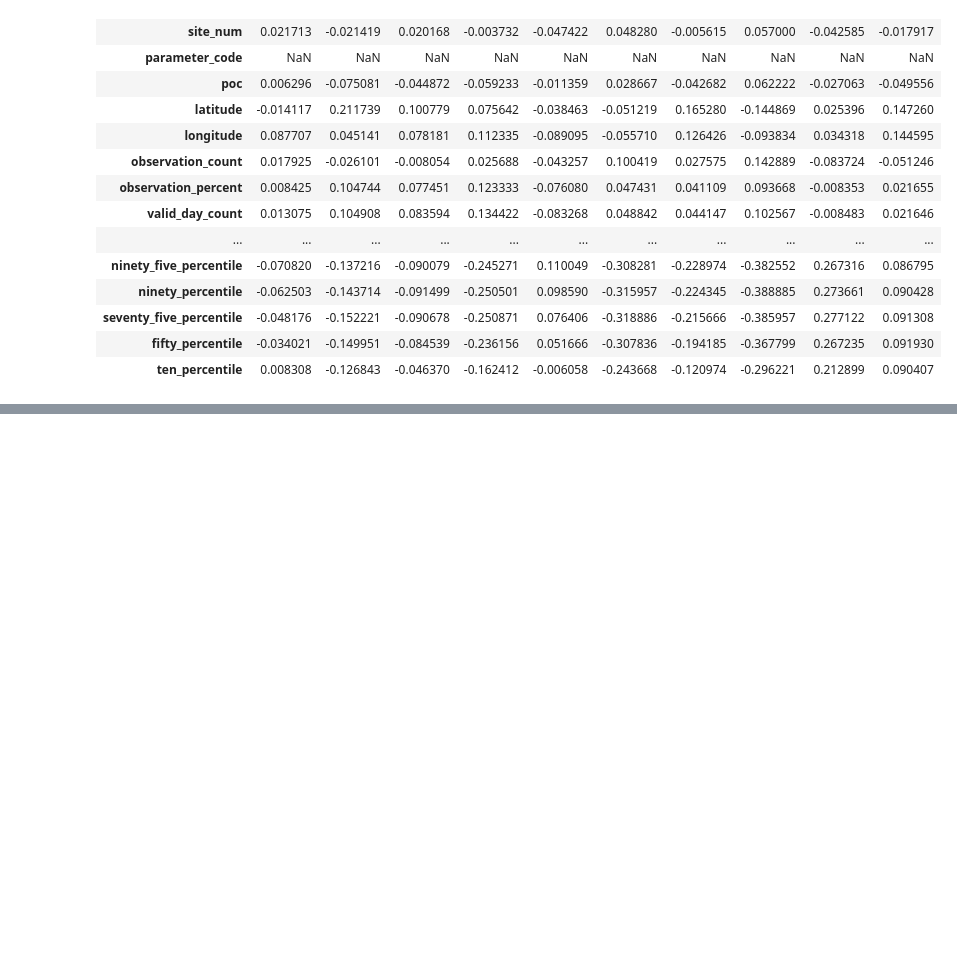
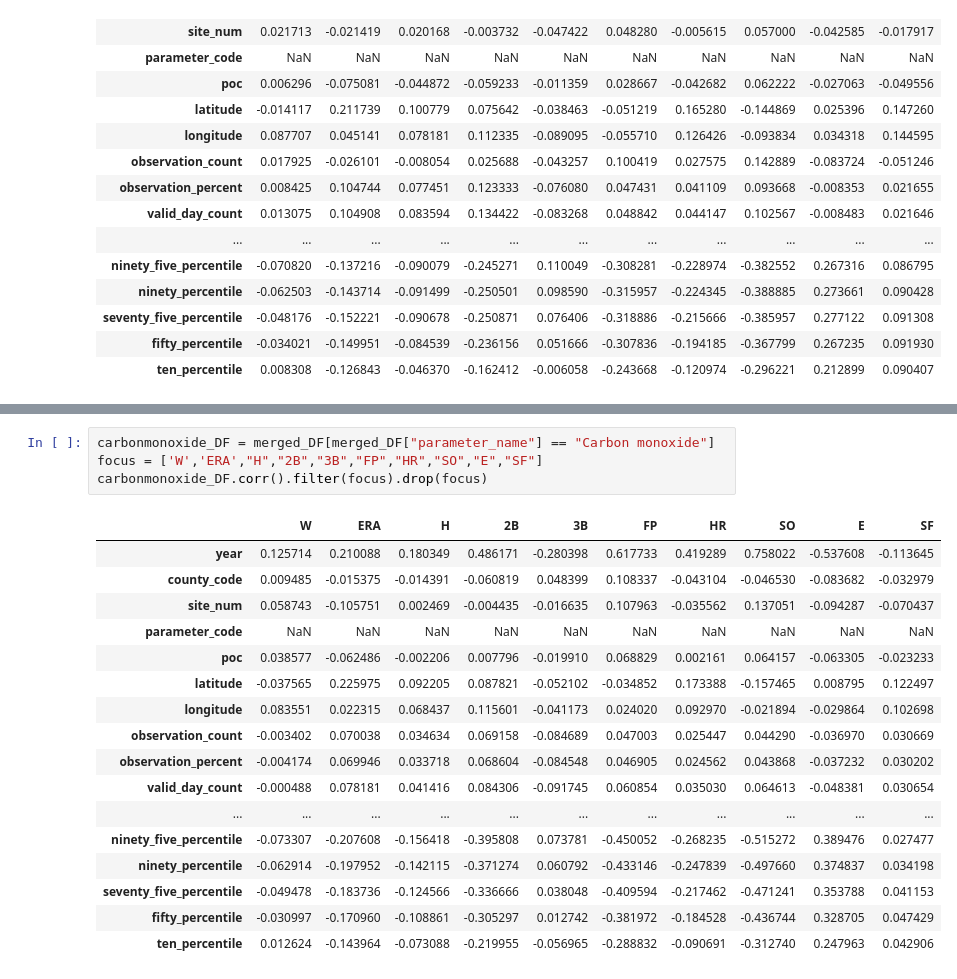
Before and after one commit to NathanMcKenna/SabermetricsProject, a Jupyter notebook: AirQualityEffect.ipynb, the cells around one changed output, grey strips where cells are left out. Cells and saved outputs as stored; diff of their text form; blank space fills up the shorter version.

```diff
--- a/AirQualityEffect.ipynb
+++ b/AirQualityEffect.ipynb
@@ -136,0 +157,22 @@ sulfurdioxide_DF.corr().filter(focus).drop(focus)
+# %%
+carbonmonoxide_DF = merged_DF[merged_DF["parameter_name"] == "Carbon monoxide"]
+focus = ['W','ERA',"H","2B","3B","FP","HR","SO","E","SF"]
+carbonmonoxide_DF.corr().filter(focus).drop(focus)
+# %% [output]
+|  | W | ERA | H | 2B | 3B | FP | HR | SO | E | SF |
+| year | 0.125714 | 0.210088 | 0.180349 | 0.486171 | -0.280398 | 0.617733 | 0.419289 | 0.758022 | -0.537608 | -0.113645 |
+| county_code | 0.009485 | -0.015375 | -0.014391 | -0.060819 | 0.048399 | 0.108337 | -0.043104 | -0.046530 | -0.083682 | -0.032979 |
+| site_num | 0.058743 | -0.105751 | 0.002469 | -0.004435 | -0.016635 | 0.107963 | -0.035562 | 0.137051 | -0.094287 | -0.070437 |
+| parameter_code | NaN | NaN | NaN | NaN | NaN | NaN | NaN | NaN | NaN | NaN |
+| poc | 0.038577 | -0.062486 | -0.002206 | 0.007796 | -0.019910 | 0.068829 | 0.002161 | 0.064157 | -0.063305 | -0.023233 |
+| latitude | -0.037565 | 0.225975 | 0.092205 | 0.087821 | -0.052102 | -0.034852 | 0.173388 | -0.157465 | 0.008795 | 0.122497 |
+| longitude | 0.083551 | 0.022315 | 0.068437 | 0.115601 | -0.041173 | 0.024020 | 0.092970 | -0.021894 | -0.029864 | 0.102698 |
+| observation_count | -0.003402 | 0.070038 | 0.034634 | 0.069158 | -0.084689 | 0.047003 | 0.025447 | 0.044290 | -0.036970 | 0.030669 |
+| observation_percent | -0.004174 | 0.069946 | 0.033718 | 0.068604 | -0.084548 | 0.046905 | 0.024562 | 0.043868 | -0.037232 | 0.030202 |
+| valid_day_count | -0.000488 | 0.078181 | 0.041416 | 0.084306 | -0.091745 | 0.060854 | 0.035030 | 0.064613 | -0.048381 | 0.030654 |
+| ... | ... | ... | ... | ... | ... | ... | ... | ... | ... | ... |
+| ninety_five_percentile | -0.073307 | -0.207608 | -0.156418 | -0.395808 | 0.073781 | -0.450052 | -0.268235 | -0.515272 | 0.389476 | 0.027477 |
+| ninety_percentile | -0.062914 | -0.197952 | -0.142115 | -0.371274 | 0.060792 | -0.433146 | -0.247839 | -0.497660 | 0.374837 | 0.034198 |
+| seventy_five_percentile | -0.049478 | -0.183736 | -0.124566 | -0.336666 | 0.038048 | -0.409594 | -0.217462 | -0.471241 | 0.353788 | 0.041153 |
+| fifty_percentile | -0.030997 | -0.170960 | -0.108861 | -0.305297 | 0.012742 | -0.381972 | -0.184528 | -0.436744 | 0.328705 | 0.047429 |
+| ten_percentile | 0.012624 | -0.143964 | -0.073088 | -0.219955 | -0.056965 | -0.288832 | -0.090691 | -0.312740 | 0.247963 | 0.042906 |
```
Also changed, not shown: parts of 4 cells of this notebook.
